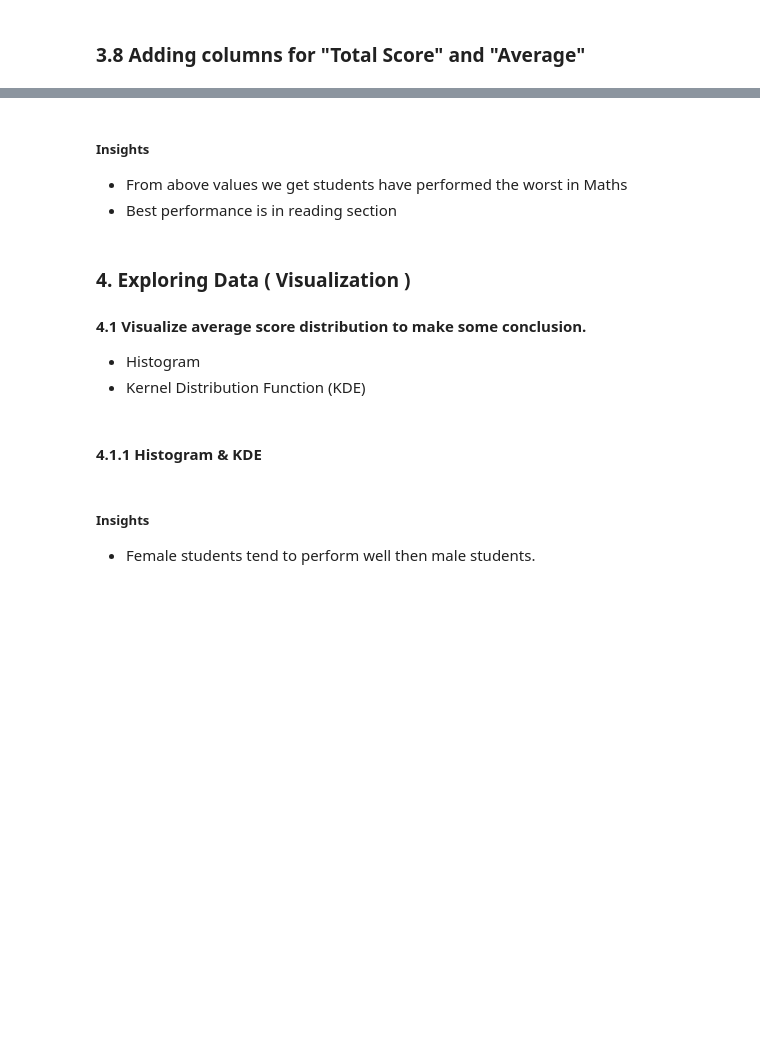
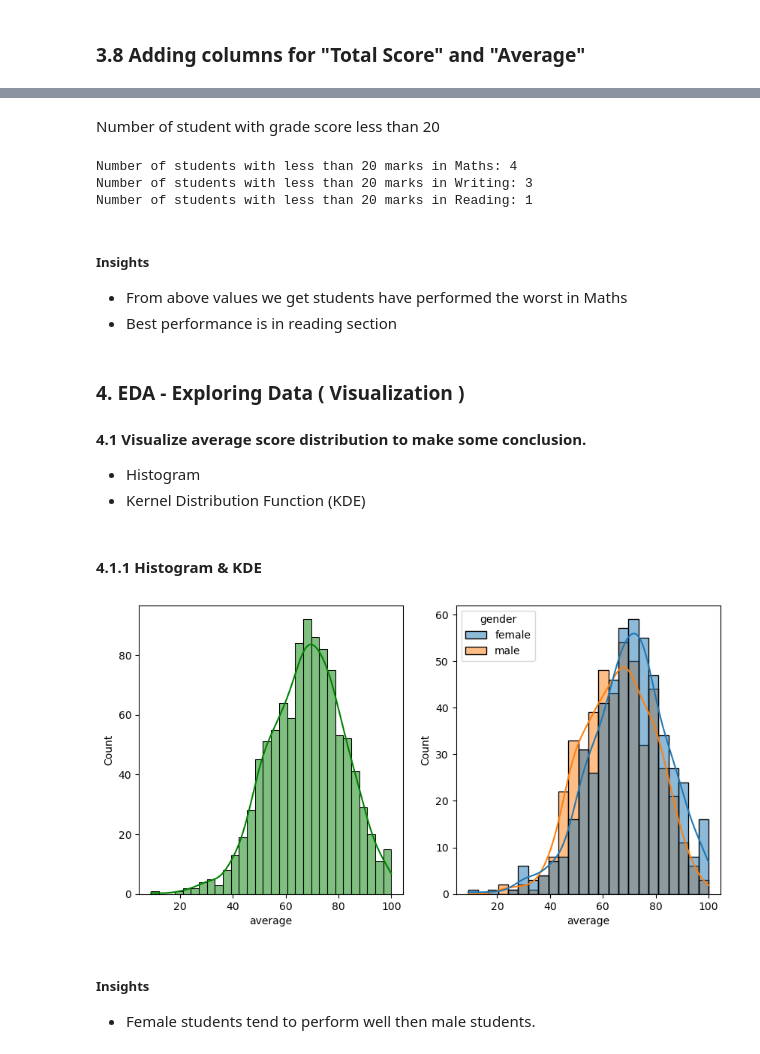
Before and after one commit to jmdtanalyst/ML_Student_Performance, a Jupyter notebook: notebook/1 . EDA STUDENT PERFORMANCE .ipynb, the cells around one changed output, grey strips where cells are left out. Saved outputs shown, nothing was run; the diff lists cells and outputs as text; code cells hidden in the pictures; blank space fills up the shorter version.

```diff
--- a/notebook/1 . EDA STUDENT PERFORMANCE .ipynb
+++ b/notebook/1 . EDA STUDENT PERFORMANCE .ipynb
@@ -141,6 +191,7 @@ df.head(2)
 # %% [markdown]
 ### 3.8 Adding columns for "Total Score" and "Average"
 # %%
-df['total score'] = df['math_score'] + df['reading_score'] + df['writing_score']
-df['average'] = df['total score']/3
-df.head()
+df['total_score'] = df['math_score'] + df['reading_score'] + df['writing_score']
+df['average'] = df['total_score']/3
+
+df.sort_values(by='average', ascending = True).head()
@@ -157,3 +219,5 @@ KeyError: 'average'
+# %% [markdown]
+Number of student with grade score less than 20
 # %%
 reading_less_20 = df[df['reading_score'] <= 20]['average'].count()
 writing_less_20 = df[df['writing_score'] <= 20]['average'].count()
@@ -162,21 +226,27 @@ math_less_20 = df[df['math_score'] <= 20]['average'].count()
 print(f'Number of students with less than 20 marks in Maths: {math_less_20}')
 print(f'Number of students with less than 20 marks in Writing: {writing_less_20}')
 print(f'Number of students with less than 20 marks in Reading: {reading_less_20}')
+# %% [output]
+Number of students with less than 20 marks in Maths: 4
+Number of students with less than 20 marks in Writing: 3
+Number of students with less than 20 marks in Reading: 1
 # %% [markdown]
 #####  Insights
  - From above values we get students have performed the worst in Maths
  - Best performance is in reading section
 # %% [markdown]
-### 4. Exploring Data ( Visualization )
+### 4. EDA - Exploring Data ( Visualization )
 #### 4.1 Visualize average score distribution to make some conclusion.
 - Histogram
 - Kernel Distribution Function (KDE)
 # %% [markdown]
 #### 4.1.1 Histogram & KDE
 # %%
-fig, axs = plt.subplots(1, 2, figsize=(15, 7))
+fig, axs = plt.subplots(1, 2, figsize=(10, 5))
 plt.subplot(121)
-sns.histplot(data=df,x='average',bins=30,kde=True,color='g')
+sns.histplot(data=df,x='average',bins=30,kde=True,color='g' )
 plt.subplot(122)
 sns.histplot(data=df,x='average',kde=True,hue='gender')
 plt.show()
+# %% [output]
+[figure, added]
```
Also changed, not shown: parts of 52 cells of this notebook, 5 other files.
